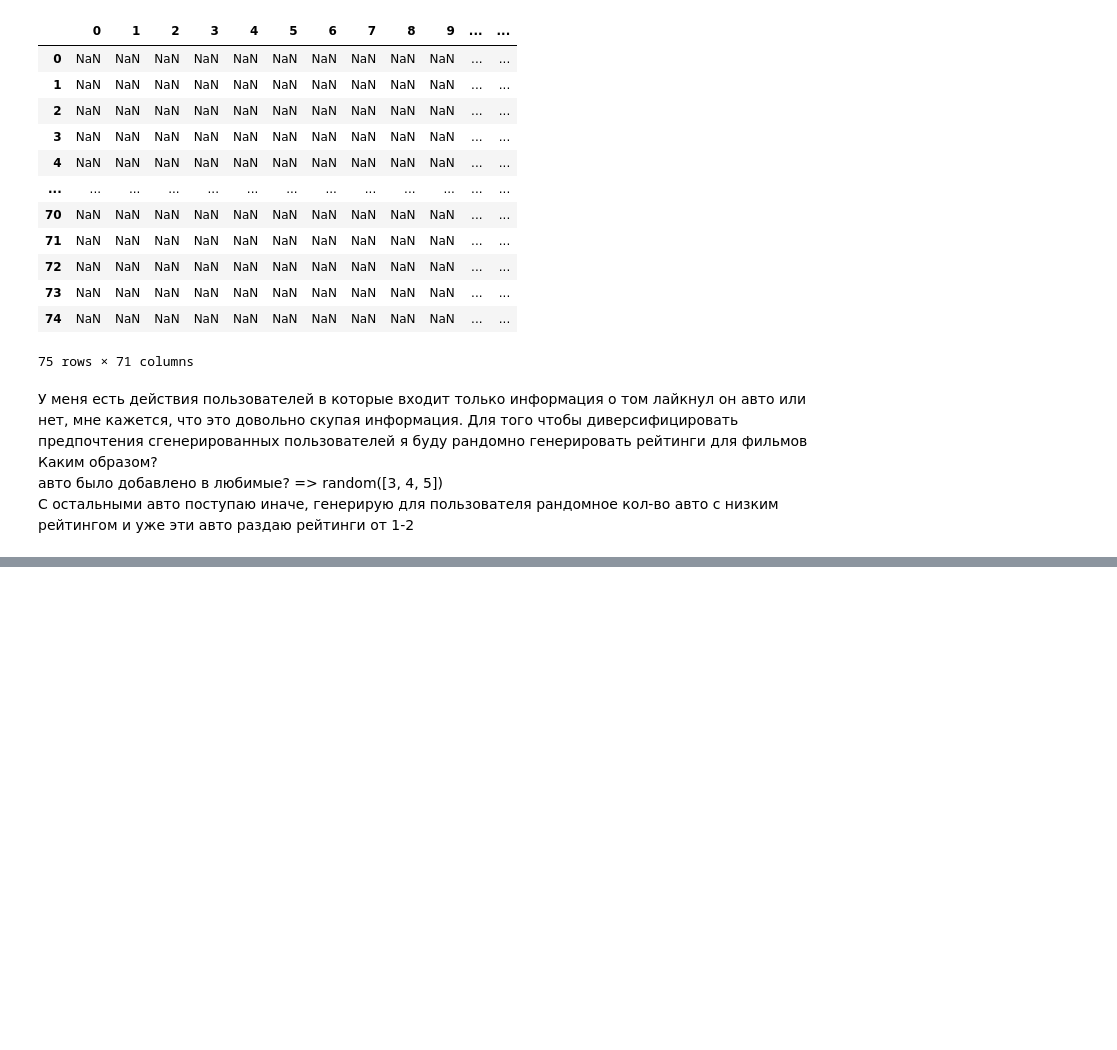
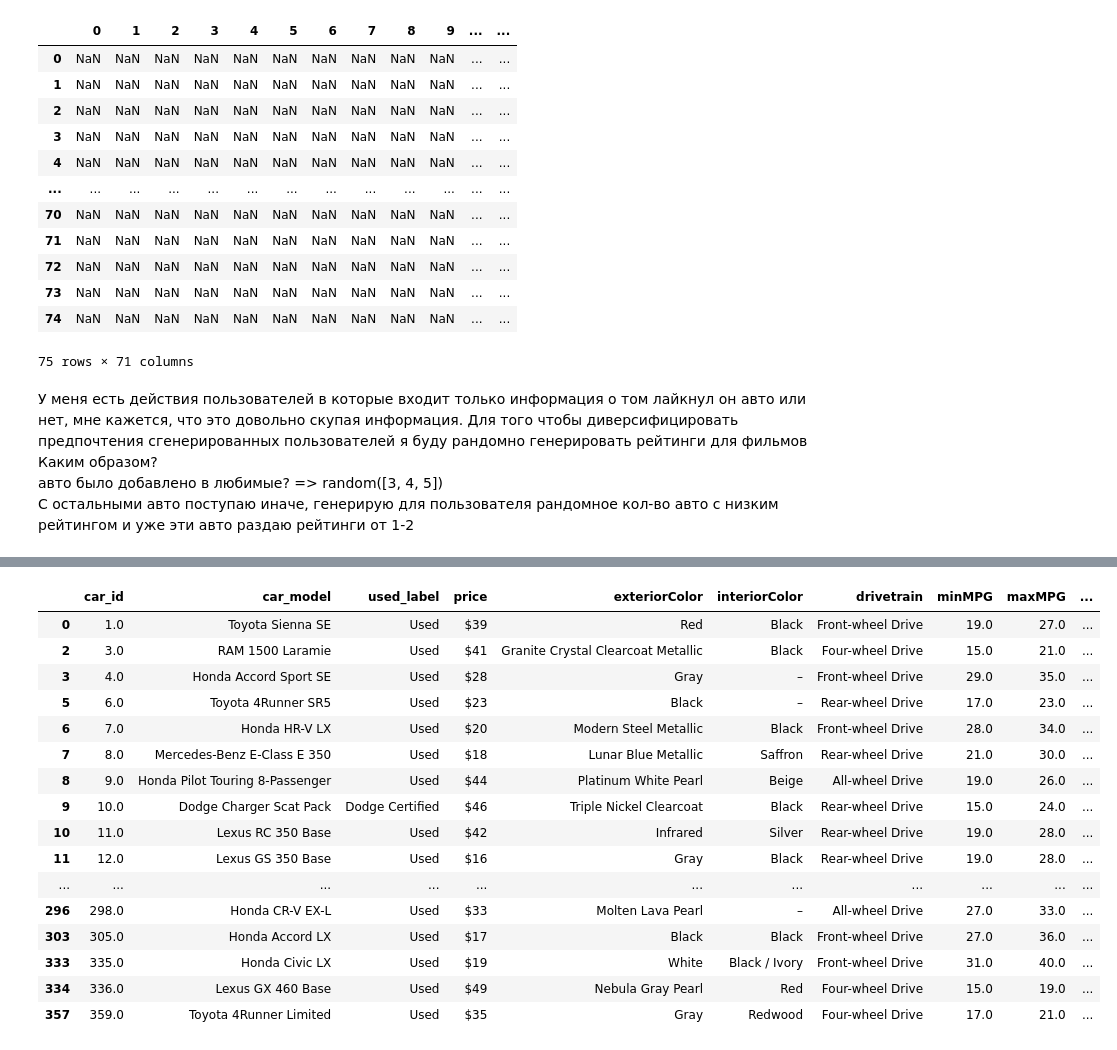
Before and after one commit to ML-Response-Unit/recsys_pipes, a Jupyter notebook: research/collaborative_filtering.ipynb, the cells around one changed output, grey strips where cells are left out. Cells and saved outputs as stored; diff of their text form; code cells hidden in the pictures; blank space fills up the shorter version.

```diff
--- a/research/collaborative_filtering.ipynb
+++ b/research/collaborative_filtering.ipynb
@@ -115,0 +132,2 @@ user_data.to_csv("../data/user_data.csv", index=False)
+# %%
+users_pierson_correlation = matrix.fillna(0).T.corr()
@@ -115,0 +174,4 @@ user_data.to_csv("../data/user_data.csv", index=False)
+# %%
+# Movies that similar users watched. Remove movies that none of the similar users have watched
+similar_user_movies = matrix[matrix.index.isin(similar_users.index)].dropna(axis=1, how='all')
+similar_user_movies
@@ -115,0 +185,5 @@ user_data.to_csv("../data/user_data.csv", index=False)
+# %%
+# Remove the watched movie from the movie list
+similar_user_movies.drop(picked_userid_watched.columns,axis=1, inplace=True, errors='ignore')
+# Take a look at the data
+similar_user_movies
@@ -115,0 +197,31 @@ user_data.to_csv("../data/user_data.csv", index=False)
+# %%
+# A dictionary to store item scores
+item_score = {}
+# Loop through items
+for i in similar_user_movies.columns:
+  # Get the ratings for movie i
+  movie_rating = similar_user_movies[i]
+  # Create a variable to store the score
+  total = 0
+  # Create a variable to store the number of scores
+  count = 0
+  # Loop through similar users
+  for u in similar_users.index:
+    # If the movie has rating
+    if pd.isna(movie_rating[u]) == False:
+      # Score is the sum of user similarity score multiply by the movie rating
+      score = sum(similar_users[u] * movie_rating[u])
+      # Add the score to the total score for the movie so far
+      total += score
+      # Add 1 to the count
+      count +=1
+  # Get the average score for the item
+  item_score[i] = total / count
+# Convert dictionary to pandas dataframe
+item_score = pd.DataFrame(item_score.items(), columns=['movie', 'movie_score'])
+
+# Sort the movies by score
+ranked_item_score = item_score.sort_values(by='movie_score', ascending=False)
+# Select top m movies
+m = 10
+ranked_item_score.head(m)
@@ -115,0 +240,20 @@ user_data.to_csv("../data/user_data.csv", index=False)
+# %%
+cars_data.loc[cars_data.car_id.isin(ranked_item_score.movie) == True]
+# %% [output]
+|  | car_id | car_model | used_label | price | exteriorColor | interiorColor | drivetrain | minMPG | maxMPG | ... |
+| 0 | 1.0 | Toyota Sienna SE | Used | $39 | Red | Black | Front-wheel Drive | 19.0 | 27.0 | ... |
+| 2 | 3.0 | RAM 1500 Laramie | Used | $41 | Granite Crystal Clearcoat Metallic | Black | Four-wheel Drive | 15.0 | 21.0 | ... |
+| 3 | 4.0 | Honda Accord Sport SE | Used | $28 | Gray | – | Front-wheel Drive | 29.0 | 35.0 | ... |
+| 5 | 6.0 | Toyota 4Runner SR5 | Used | $23 | Black | – | Rear-wheel Drive | 17.0 | 23.0 | ... |
+| 6 | 7.0 | Honda HR-V LX | Used | $20 | Modern Steel Metallic | Black | Front-wheel Drive | 28.0 | 34.0 | ... |
+| 7 | 8.0 | Mercedes-Benz E-Class E 350 | Used | $18 | Lunar Blue Metallic | Saffron | Rear-wheel Drive | 21.0 | 30.0 | ... |
+| 8 | 9.0 | Honda Pilot Touring 8-Passenger | Used | $44 | Platinum White Pearl | Beige | All-wheel Drive | 19.0 | 26.0 | ... |
+| 9 | 10.0 | Dodge Charger Scat Pack | Dodge Certified | $46 | Triple Nickel Clearcoat | Black | Rear-wheel Drive | 15.0 | 24.0 | ... |
+| 10 | 11.0 | Lexus RC 350 Base | Used | $42 | Infrared | Silver | Rear-wheel Drive | 19.0 | 28.0 | ... |
+| 11 | 12.0 | Lexus GS 350 Base | Used | $16 | Gray | Black | Rear-wheel Drive | 19.0 | 28.0 | ... |
+| ... | ... | ... | ... | ... | ... | ... | ... | ... | ... | ... |
+| 296 | 298.0 | Honda CR-V EX-L | Used | $33 | Molten Lava Pearl | – | All-wheel Drive | 27.0 | 33.0 | ... |
+| 303 | 305.0 | Honda Accord LX | Used | $17 | Black | Black | Front-wheel Drive | 27.0 | 36.0 | ... |
+| 333 | 335.0 | Honda Civic LX | Used | $19 | White | Black / Ivory | Front-wheel Drive | 31.0 | 40.0 | ... |
+| 334 | 336.0 | Lexus GX 460 Base | Used | $49 | Nebula Gray Pearl | Red | Four-wheel Drive | 15.0 | 19.0 | ... |
+| 357 | 359.0 | Toyota 4Runner Limited | Used | $35 | Gray | Redwood | Four-wheel Drive | 17.0 | 21.0 | ... |
```
Also changed, not shown: parts of 15 cells of this notebook, 1 other file.
